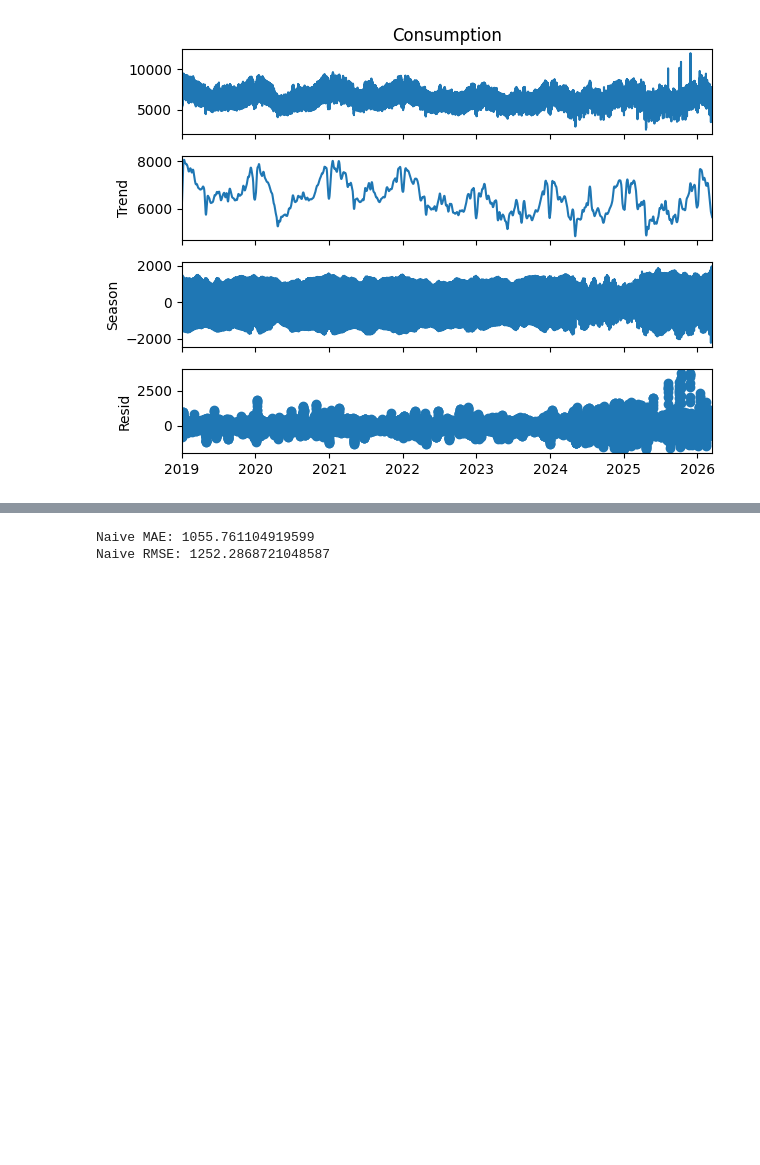
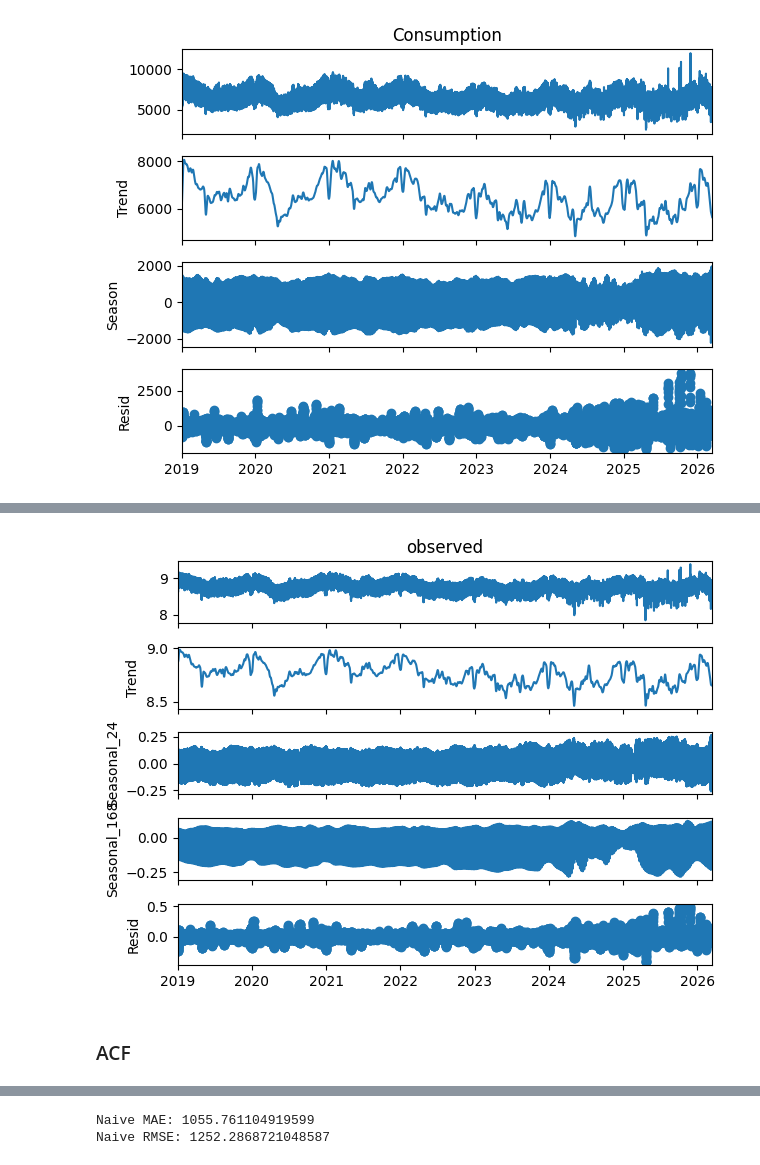
Before and after one commit to IgnacioGameolay/ProyectoTimeSeries, a Jupyter notebook: P2_Time_Series_Electricidad_Chile.ipynb, the cells around one changed output, grey strips where cells are left out. Cells and saved outputs as stored; diff of their text form; code cells hidden in the pictures; blank space fills up the shorter version.

```diff
--- a/P2_Time_Series_Electricidad_Chile.ipynb
+++ b/P2_Time_Series_Electricidad_Chile.ipynb
@@ -122,3 +161,11 @@ fig_res = res.plot()
+# %%
+from statsmodels.tsa.seasonal import MSTL
+res = MSTL(np.log(df['Consumption']), periods=(24, 168)).fit()
+fig_res = res.plot()
+# %% [output]
+[figure, added]
+# %% [markdown]
+### ACF
 # %%
 from statsmodels.graphics.tsaplots import plot_acf, plot_pacf
 import matplotlib.pyplot as plt
```
Also changed, not shown: parts of 48 cells of this notebook, 2 other files.
